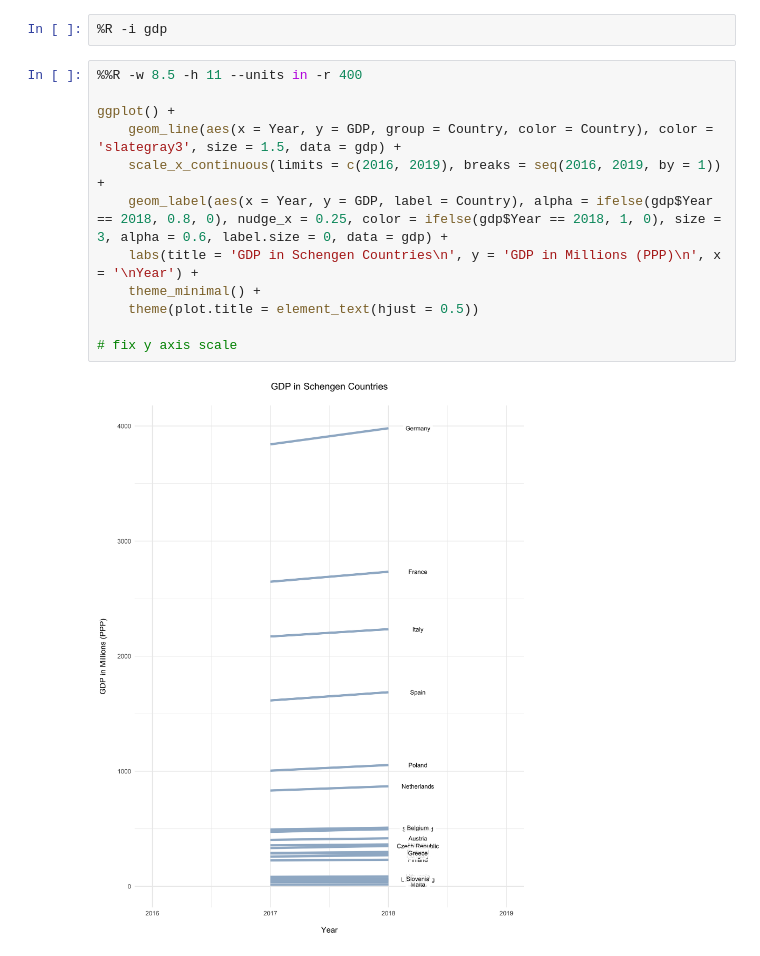
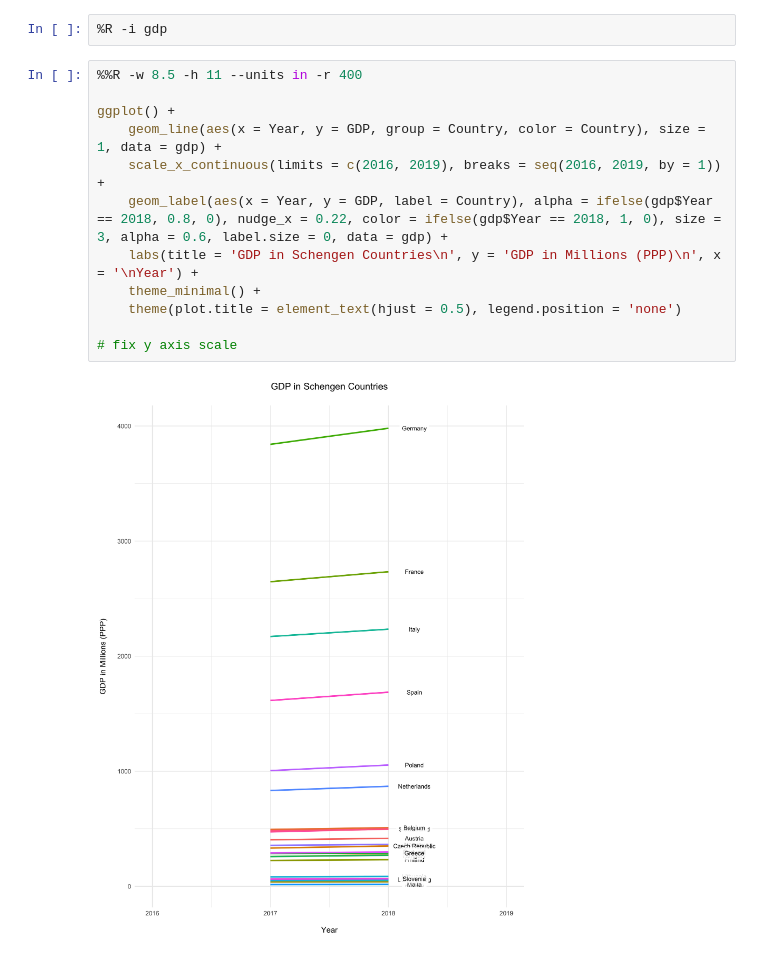
Before and after one commit to hannahlyon/schengen-visa-issuance-statistics, a Jupyter notebook: eda.ipynb, the cells around one changed output. Saved outputs shown, nothing was run; the diff lists cells and outputs as text.

```diff
--- a/eda.ipynb
+++ b/eda.ipynb
@@ -207,14 +206,14 @@ gdp['GDP'] = gdp['GDP'].astype(float)
 # %%
 %%R -w 8.5 -h 11 --units in -r 400
 
 ggplot() +
-    geom_line(aes(x = Year, y = GDP, group = Country, color = Country), color = 'slategray3', size = 1.5, data = gdp) +
+    geom_line(aes(x = Year, y = GDP, group = Country, color = Country), size = 1, data = gdp) +
     scale_x_continuous(limits = c(2016, 2019), breaks = seq(2016, 2019, by = 1)) +
-    geom_label(aes(x = Year, y = GDP, label = Country), alpha = ifelse(gdp$Year == 2018, 0.8, 0), nudge_x = 0.25, color = ifelse(gdp$Year == 2018, 1, 0), size = 3, alpha = 0.6, label.size = 0, data = gdp) +
+    geom_label(aes(x = Year, y = GDP, label = Country), alpha = ifelse(gdp$Year == 2018, 0.8, 0), nudge_x = 0.22, color = ifelse(gdp$Year == 2018, 1, 0), size = 3, alpha = 0.6, label.size = 0, data = gdp) +
     labs(title = 'GDP in Schengen Countries\n', y = 'GDP in Millions (PPP)\n', x = '\nYear') +
     theme_minimal() +
-    theme(plot.title = element_text(hjust = 0.5))
+    theme(plot.title = element_text(hjust = 0.5), legend.position = 'none')
 
 # fix y axis scale
 # %% [output]
-[figure, old version]
+[figure, new version]
```
Also changed, not shown: parts of 10 cells of this notebook.
